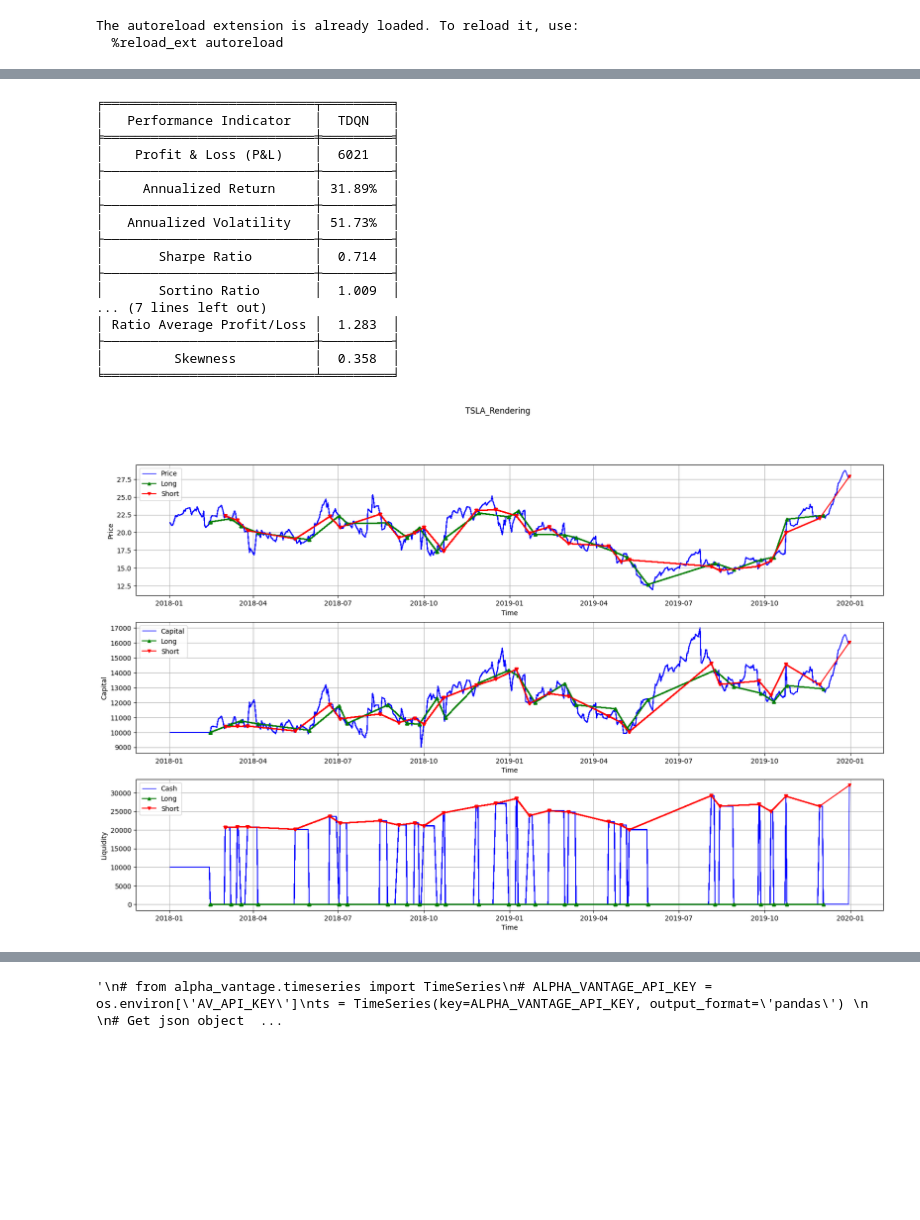
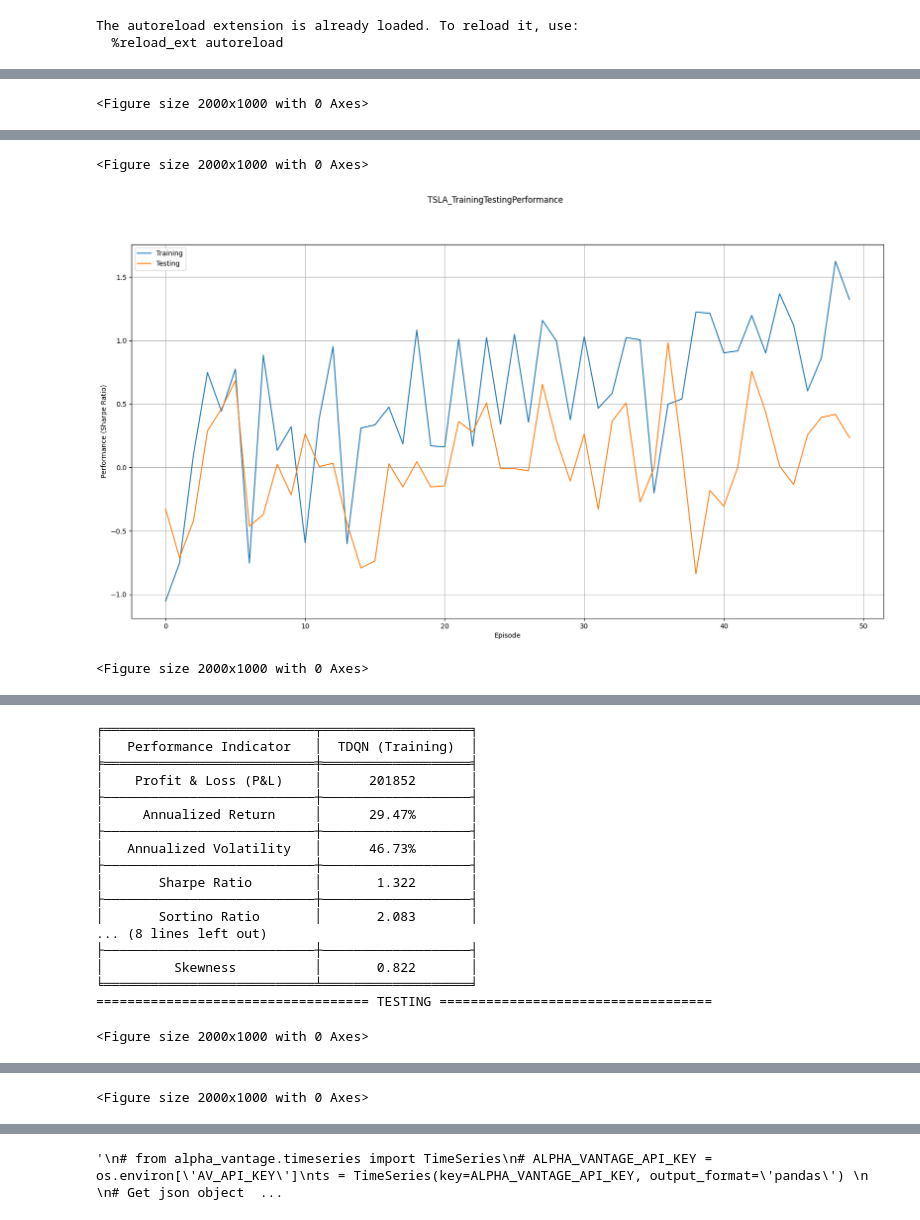
Before and after one commit to Jcz125/An-Application-of-Deep-Reinforcement-Learning-to-Algorithmic-Trading, a Jupyter notebook: liveData.ipynb, the cells around one changed output, grey strips where cells are left out. Cells and saved outputs as stored; diff of their text form; code cells hidden in the pictures; blank space fills up the shorter version.

```diff
--- a/liveData.ipynb
+++ b/liveData.ipynb
@@ -10,6 +11,15 @@ matplotlib.rcParams['interactive'] = True
 # %% [output]
 The autoreload extension is already loaded. To reload it, use:
   %reload_ext autoreload
+# %%
+# Initialization of the required variables
+strategy = "TDQN"
+startingDate = '2012-1-1'
+endingDate = '2020-1-1'
+splitingDate = '2018-1-1'
+numberOfEpisodes = 50
+stateLength = 30
+money = 10000
 # %%
 from tradingSimulator import TradingSimulator
 
@@ -61,14 +93,8 @@ tradingStrategy.saveModel(f"Models/vanilla_{strategy}_{stock}.model")
 # %%
 from tradingSimulator import TradingSimulator
 
-# Initialization of the required variables
 simulator = TradingSimulator()
-strategy = "TDQN"
 stock = "TSLA"
-startingDate = '2012-1-1'
-endingDate = '2020-1-1'
-splitingDate = '2018-1-1'
-money = 10000
 
 # Training and testing of the trading strategy specified for the stock (market) specified
 tradingStrategy, trainingEnv, testingEnv = simulator.simulateStrategy(strategy,
@@ -77,12 +103,17 @@ tradingStrategy, trainingEnv, testingEnv = simulator.simulateStrategy(strategy,
                                                                       endingDate=endingDate,
                                                                       splitingDate=splitingDate,
                                                                       money=money,
-                                                                      numberOfEpisodes=50,
-                                                                      stateLength=30,
-                                                                      interactiveTest=True,
+                                                                      numberOfEpisodes=numberOfEpisodes,
+                                                                      stateLength=stateLength,
+                                                                      interactiveTrain=False,
+                                                                      trainShowPerformance=True,
+                                                                      trainPlot=True,
+                                                                      plotTrainEnv=True,
+                                                                      interactiveTest=False,
                                                                       testShowPerformance=True,
                                                                       testPlotQValues=True,
                                                                       testOnLiveData=False)
 
 tradingStrategy.saveModel(f"Models/vanilla_{strategy}_{stock}.model")
 # %% [output]
+<Figure size 2000x1000 with 0 Axes>
@@ -90,18 +121,3 @@ tradingStrategy.saveModel(f"Models/vanilla_{strategy}_{stock}.model")
-╒═══════════════════════════╤═════════╕
-│   Performance Indicator   │  TDQN   │
-╞═══════════════════════════╪═════════╡
-│    Profit & Loss (P&L)    │  6021   │
-├───────────────────────────┼─────────┤
-│     Annualized Return     │ 31.89%  │
-├───────────────────────────┼─────────┤
-│   Annualized Volatility   │ 51.73%  │
-├───────────────────────────┼─────────┤
-│       Sharpe Ratio        │  0.714  │
-├───────────────────────────┼─────────┤
-│       Sortino Ratio       │  1.009  │
-... (7 lines left out)
-│ Ratio Average Profit/Loss │  1.283  │
-├───────────────────────────┼─────────┤
-│         Skewness          │  0.358  │
-╘═══════════════════════════╧═════════╛
+<Figure size 2000x1000 with 0 Axes>
-[figure, old version]
+[figure, new version]
+<Figure size 2000x1000 with 0 Axes>
@@ -108,0 +125,18 @@ tradingStrategy.saveModel(f"Models/vanilla_{strategy}_{stock}.model")
+╒═══════════════════════════╤═══════════════════╕
+│   Performance Indicator   │  TDQN (Training)  │
+╞═══════════════════════════╪═══════════════════╡
+│    Profit & Loss (P&L)    │      201852       │
+├───────────────────────────┼───────────────────┤
+│     Annualized Return     │      29.47%       │
+├───────────────────────────┼───────────────────┤
+│   Annualized Volatility   │      46.73%       │
+├───────────────────────────┼───────────────────┤
+│       Sharpe Ratio        │       1.322       │
+├───────────────────────────┼───────────────────┤
+│       Sortino Ratio       │       2.083       │
+... (8 lines left out)
+├───────────────────────────┼───────────────────┤
+│         Skewness          │       0.822       │
+╘═══════════════════════════╧═══════════════════╛
+=================================== TESTING ===================================
+<Figure size 2000x1000 with 0 Axes>
@@ -108,0 +144 @@ tradingStrategy.saveModel(f"Models/vanilla_{strategy}_{stock}.model")
+<Figure size 2000x1000 with 0 Axes>
```
Also changed, not shown: parts of 3 cells of this notebook, 4 other files.
